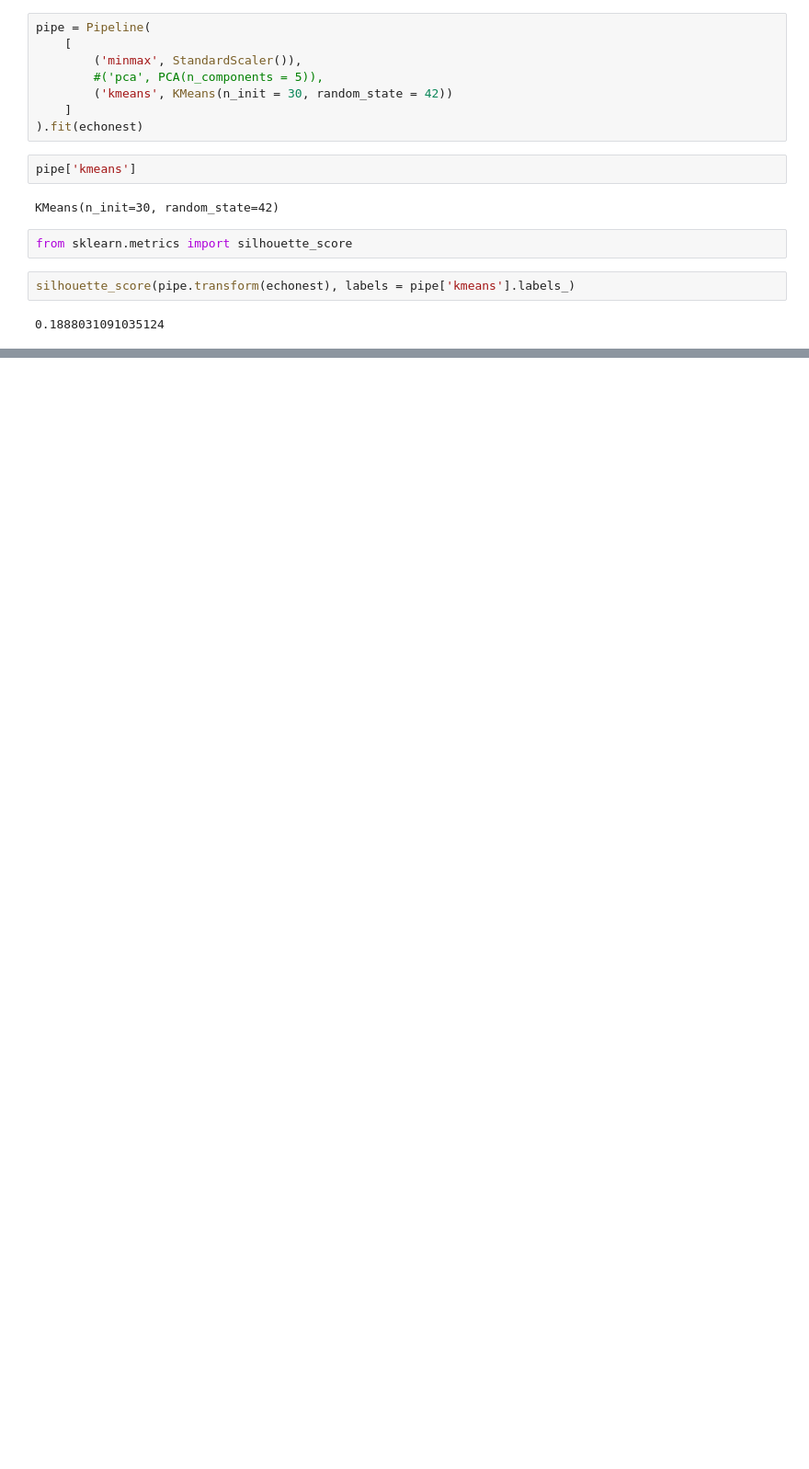
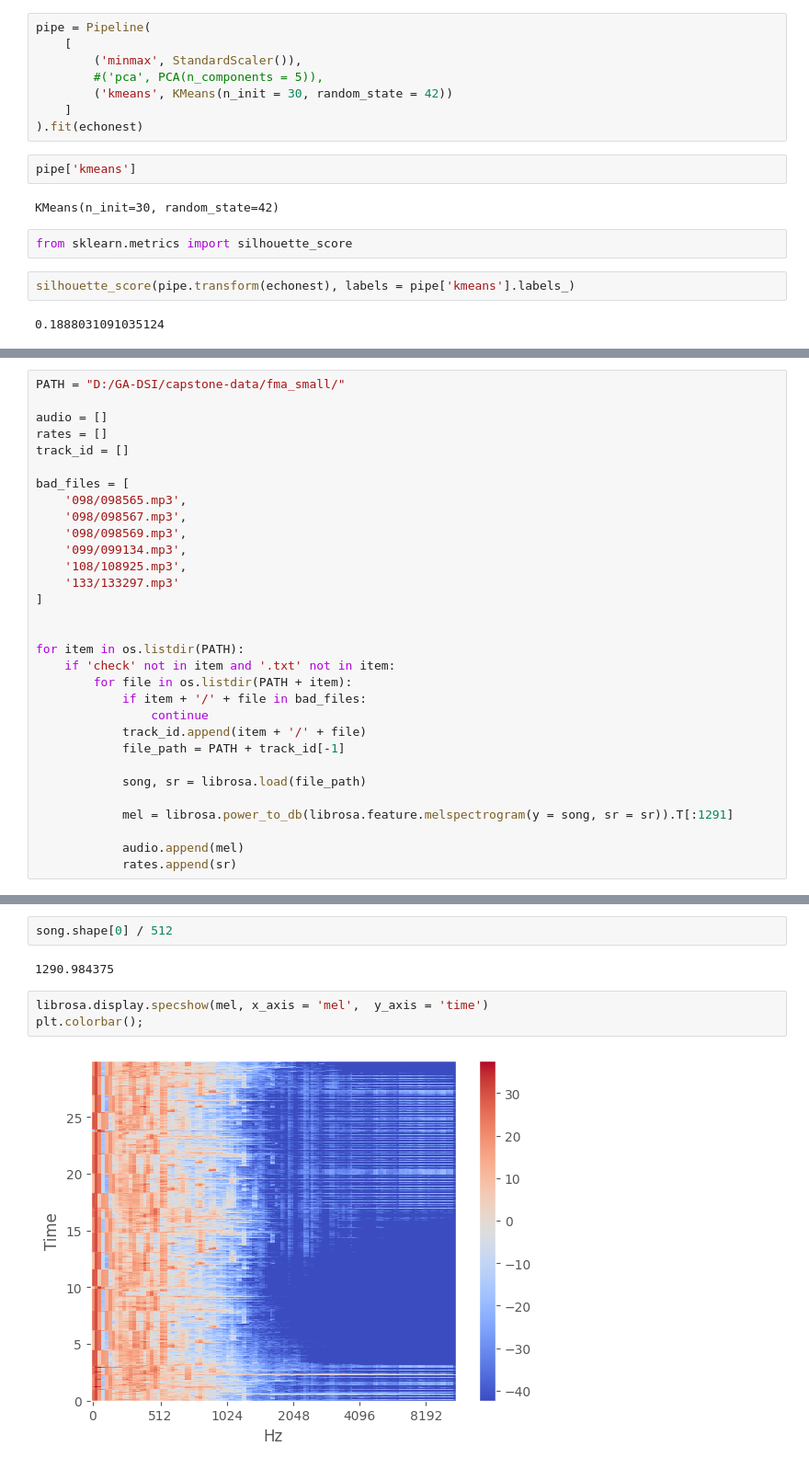
Before and after one commit to vijay-ravuri/audio-modeling, a Jupyter notebook: code/basic-eda.ipynb, the cells around one changed output, grey strips where cells are left out. Shown at 92% size. Drawn from its saved outputs; the diff is of its cells as text; blank space fills up the shorter version.

```diff
--- a/code/basic-eda.ipynb
+++ b/code/basic-eda.ipynb
@@ -120,0 +184,31 @@ silhouette_score(pipe.transform(echonest), labels = pipe['kmeans'].labels_)
+# %%
+PATH = "D:/GA-DSI/capstone-data/fma_small/"
+
+audio = []
+rates = []
+track_id = []
+
+bad_files = [
+    '098/098565.mp3',
+    '098/098567.mp3',
+    '098/098569.mp3',
+    '099/099134.mp3',
+    '108/108925.mp3',
+    '133/133297.mp3'
+]
+
+
+for item in os.listdir(PATH):
+    if 'check' not in item and '.txt' not in item:
+        for file in os.listdir(PATH + item):
+            if item + '/' + file in bad_files:
+                continue
+            track_id.append(item + '/' + file)
+            file_path = PATH + track_id[-1]
+
+            song, sr = librosa.load(file_path)
+
+            mel = librosa.power_to_db(librosa.feature.melspectrogram(y = song, sr = sr)).T[:1291]
+
+            audio.append(mel)
+            rates.append(sr)
@@ -120,0 +254,9 @@ silhouette_score(pipe.transform(echonest), labels = pipe['kmeans'].labels_)
+# %%
+song.shape[0] / 512
+# %% [output]
+1290.984375
+# %%
+librosa.display.specshow(mel, x_axis = 'mel',  y_axis = 'time')
+plt.colorbar();
+# %% [output]
+[figure, added]
```
Also changed, not shown: parts of 24 cells of this notebook.
